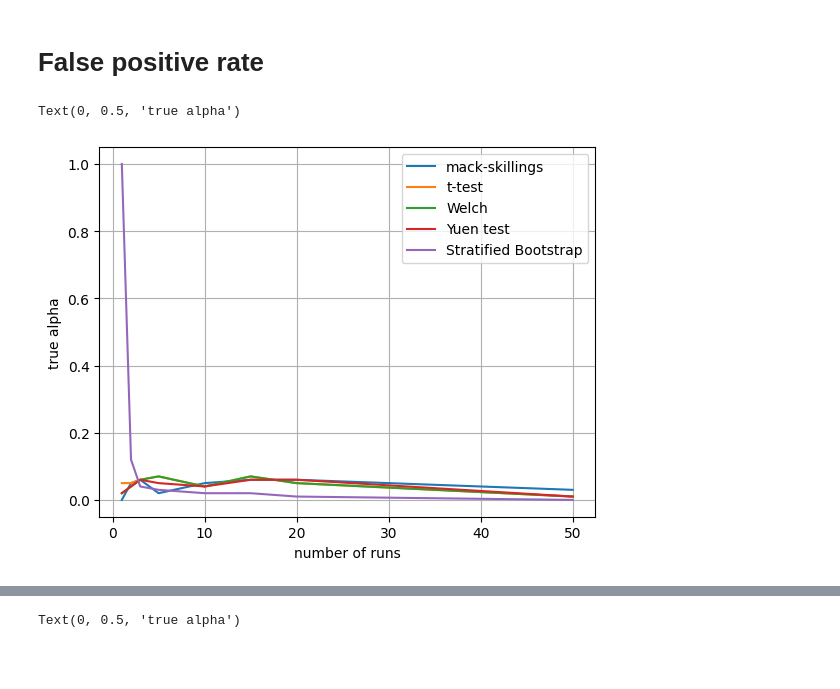
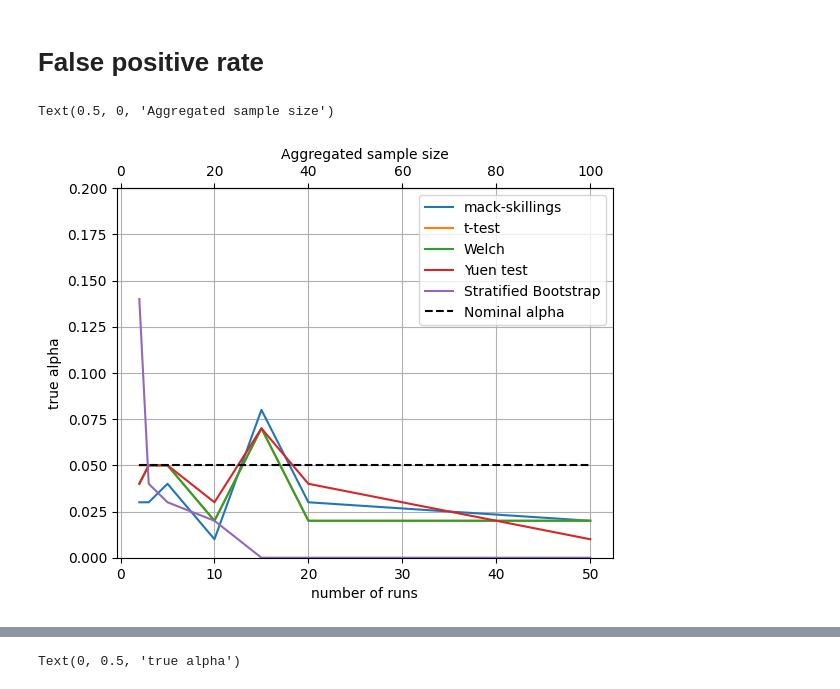
Before and after one commit to ecaromeo/stat_prec, a Jupyter notebook: generalize_v2.ipynb, the cells around one changed output, grey strips where cells are left out. Cells and saved outputs as stored; diff of their text form; code cells hidden in the pictures; blank space fills up the shorter version.

```diff
--- a/generalize_v2.ipynb
+++ b/generalize_v2.ipynb
@@ -164,7 +164,7 @@ def rvs_enforce(distr_name:str = "norm", mean :float = 0, var: float =1,  size:
 
     PARAMETERS = {
     "norm":         {"loc": [loc], "scale": [scale]},
-    "t":            {"loc": [loc], "scale": [scale], "df": [size]},
+    "t":            {"loc": [loc], "scale": [scale], "df": [size-1]},
     "dweibull":     {"loc": [loc], "scale": [scale], "c": [1, 2, 3]},
     "expon":        {"loc": [loc], "scale": [scale]},
     "gamma":        {"loc": [loc], "scale": [scale], "a": [1.5]},
@@ -185,9 +185,10 @@ def rvs_enforce(distr_name:str = "norm", mean :float = 0, var: float =1,  size:
     rv_mean = random_variable.mean()
     rv_var = random_variable.var()
 
-    sample = (random_variable.rvs(size = size) - rv_mean)/rv_var*var + mean
+    sample = (random_variable.rvs(size = size) - rv_mean)/np.sqrt(rv_var)* np.sqrt(var) + mean
 
     return sample
+# TODO impostare un seed iniziale
 # %%
 IQM = lambda x: metrics.aggregate_iqm(x) # Interquartile Mean
 OG = lambda x: metrics.aggregate_optimality_gap(x, 1.0) # Optimality Gap
@@ -236,7 +237,7 @@ def run_simulation(nominal_alpha:float= 0.05, K:int = 2, N:int=5, Nsim:int=100,
     p_vals_welch_trim = np.zeros(Nsim)
     SBv = np.zeros(Nsim)
 
-    Cs = list([1, 2, 3, 5, 10, 15, 20, 50])
+    Cs = list([2, 3, 5, 10, 15, 20, 50])
 
     fpos_MS = np.zeros(len(Cs))
     fpos_t = np.zeros(len(Cs))
@@ -294,7 +295,7 @@ def run_simulation(nominal_alpha:float= 0.05, K:int = 2, N:int=5, Nsim:int=100,
         fpos_SB[g] = np.sum(SBv<0)/Nsim
 
     return fpos_MS, fpos_t, fpos_welch, fpos_welch_trim, fpos_SB
-Cs = list([1, 2, 3, 5, 10, 15, 20, 50])
+Cs = list([2, 3, 5, 10, 15, 20, 50])
 # %%
 # from rliable import plot_utils
 # import seaborn as sns
@@ -317,24 +318,42 @@ Cs = list([1, 2, 3, 5, 10, 15, 20, 50])
 # %%
 # Two policies and 5 tasks. We start with the most simple case, where all distributions are normal and have same mean and variance.
 
+N=2
+K = 2
+Nsim=100
+nominal_alpha = 0.05
 # fpos_MS, fpos_t, fpos_welch, fpos_welch_trim = run_simulation(nominal_alpha=0.05)
-fpos_MS, fpos_t, fpos_welch, fpos_welch_trim, fpos_SB= run_simulation(nominal_alpha=0.05, N=2, TASK_MEAN=list([[0, 0], [0, 0]]), TASK_VAR=list([[1, 1], [1, 1]]),  TASK_DISTR=list([["norm", "norm"], ["norm", "norm"]]))
+fpos_MS, fpos_t, fpos_welch, fpos_welch_trim, fpos_SB= run_simulation(nominal_alpha=nominal_alpha, N=N, K=K, Nsim = Nsim, TASK_MEAN=list([[0, 0], [0, 0]]), TASK_VAR=list([[1, 1], [1, 1]]),  TASK_DISTR=list([["norm", "norm"], ["norm", "norm"]]))
 # fpos_MS, fpos_t, fpos_welch, fpos_welch_trim = run_simulation(nominal_alpha=0.05, N=1, TASK_MEAN=list([[0], [0]]), TASK_VAR=list([[1], [1]]),  TASK_DISTR=list([["norm"], ["norm"]]))
 
+run_to_sample = lambda x : x *K
+sample_to_run = lambda x : x /K
 
 fig, ax = plt.subplots()
 ax.plot(Cs, fpos_MS, label='mack-skillings')
 ax.plot(Cs, fpos_t, label='t-test')
 ax.plot(Cs, fpos_welch, label='Welch')
 ax.plot(Cs, fpos_welch_trim, label='Yuen test')
 ax.plot(Cs, fpos_SB, label='Stratified Bootstrap')
+ax.plot(Cs, nominal_alpha*np.ones(len(Cs)), 'k--', label='Nominal alpha')
 ax.legend()
 ax.grid()
 ax.set_xlabel('number of runs')
 ax.set_ylabel('true alpha')
+ax.set_ylim([0, 0.2])
+secax = ax.secondary_xaxis('top', functions=(run_to_sample, sample_to_run))
+secax.set_xlabel('Aggregated sample size')
+
+# TODO set ylim
+# TODO plot riga alpha 0.05
+# TODO rimuovere il run con 1.
+# TODO 5000 simulazioni almeno
+# stratified bootstrap è troppo conservativo! Non rifiuta mai l'ipotesi nulla. --> potenza bassa del test
+# L'alpha vero deve essere come quello imposto.
+# TODO introdurre inference confidence interval
 # %% [output]
-Text(0, 0.5, 'true alpha')
+Text(0.5, 0, 'Aggregated sample size')
-[figure, old version]
+[figure, new version]
 # %%
 # Two policies and 5 tasks. All distributions have normal distribution but different tasks have different means
 
```
Also changed, not shown: parts of 1 cell of this notebook.
